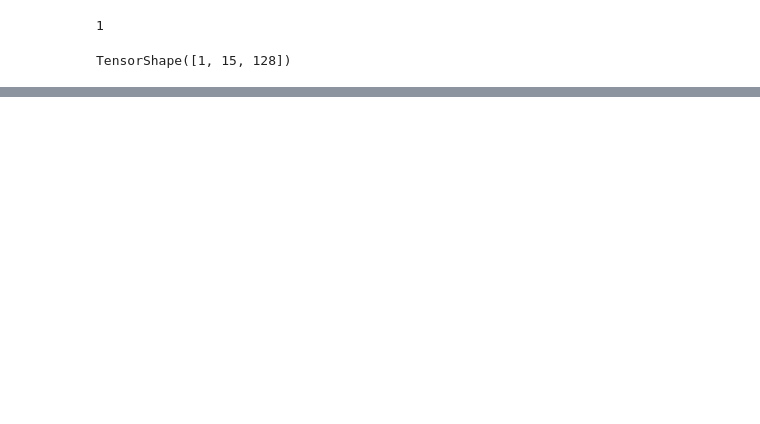
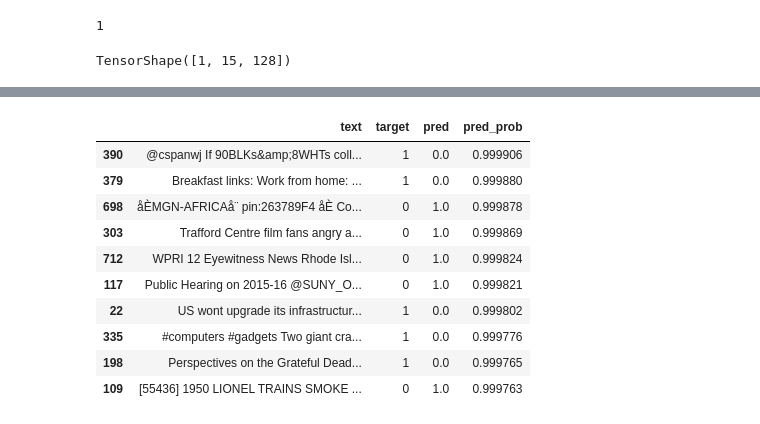
Before and after one commit to ThejakaSEP/Tensorflow_Certification, a Jupyter notebook: 06_NLP_with_TF.ipynb, the cells around one changed output, grey strips where cells are left out. Cells and saved outputs as stored; diff of their text form; code cells hidden in the pictures; blank space fills up the shorter version.

```diff
--- a/06_NLP_with_TF.ipynb
+++ b/06_NLP_with_TF.ipynb
@@ -299,0 +776,4 @@ array([[5313, 6031,  777,  232,  338,   10, 3154,    1,    1,    1,    1,
+# %%
+# Make some predictions
+model_3_pred_probs = model_3.predict(val_sentences)
+model_3_pred_probs.shape
@@ -299,0 +1391,4 @@ array([[5313, 6031,  777,  232,  338,   10, 3154,    1,    1,    1,    1,
+# %%
+# Import previously trianed model
+model_6_pretrained = tf.keras.models.load_model('08_model_6_USE_feature_extractor')
+model_6_pretrained.evaluate(val_sentences,val_labels)
@@ -299,0 +1399,5 @@ array([[5313, 6031,  777,  232,  338,   10, 3154,    1,    1,    1,    1,
+# %%
+# Make predictions
+model_6_pretrained_preds_probs = model_6_pretrained.predict(val_sentences)
+model_6_pretrained_preds = tf.squeeze(tf.round(model_6_pretrained_preds_probs))
+model_6_pretrained_preds[:10]
@@ -299,0 +1407,7 @@ array([[5313, 6031,  777,  232,  338,   10, 3154,    1,    1,    1,    1,
+# %%
+# Create DataFrame with validation sentences and best performing model predictions
+val_df = pd.DataFrame({'text': val_sentences,
+                       'target': val_labels,
+                       'pred': model_6_pretrained_preds,
+                       'pred_prob': tf.squeeze(model_3_pred_probs)})
+val_df.head()
@@ -299,0 +1421,16 @@ array([[5313, 6031,  777,  232,  338,   10, 3154,    1,    1,    1,    1,
+# %%
+# Find the wrong predictions and sort by prediction probabilities
+most_wrong = val_df[val_df['target'] != val_df['pred']].sort_values('pred_prob',ascending=False)
+most_wrong[:10]
+# %% [output]
+|  | text | target | pred | pred_prob |
+| 390 | @cspanwj If 90BLKs&amp;8WHTs coll... | 1 | 0.0 | 0.999906 |
+| 379 | Breakfast links: Work from home: ... | 1 | 0.0 | 0.999880 |
+| 698 | åÈMGN-AFRICAå¨ pin:263789F4 åÈ Co... | 0 | 1.0 | 0.999878 |
+| 303 | Trafford Centre film fans angry a... | 0 | 1.0 | 0.999869 |
+| 712 | WPRI 12 Eyewitness News Rhode Isl... | 0 | 1.0 | 0.999824 |
+| 117 | Public Hearing on 2015-16 @SUNY_O... | 0 | 1.0 | 0.999821 |
+| 22 | US wont upgrade its infrastructur... | 1 | 0.0 | 0.999802 |
+| 335 | #computers #gadgets Two giant cra... | 1 | 0.0 | 0.999776 |
+| 198 | Perspectives on the Grateful Dead... | 1 | 0.0 | 0.999765 |
+| 109 | [55436] 1950 LIONEL TRAINS SMOKE ... | 0 | 1.0 | 0.999763 |
```
Also changed, not shown: parts of 141 cells of this notebook.
